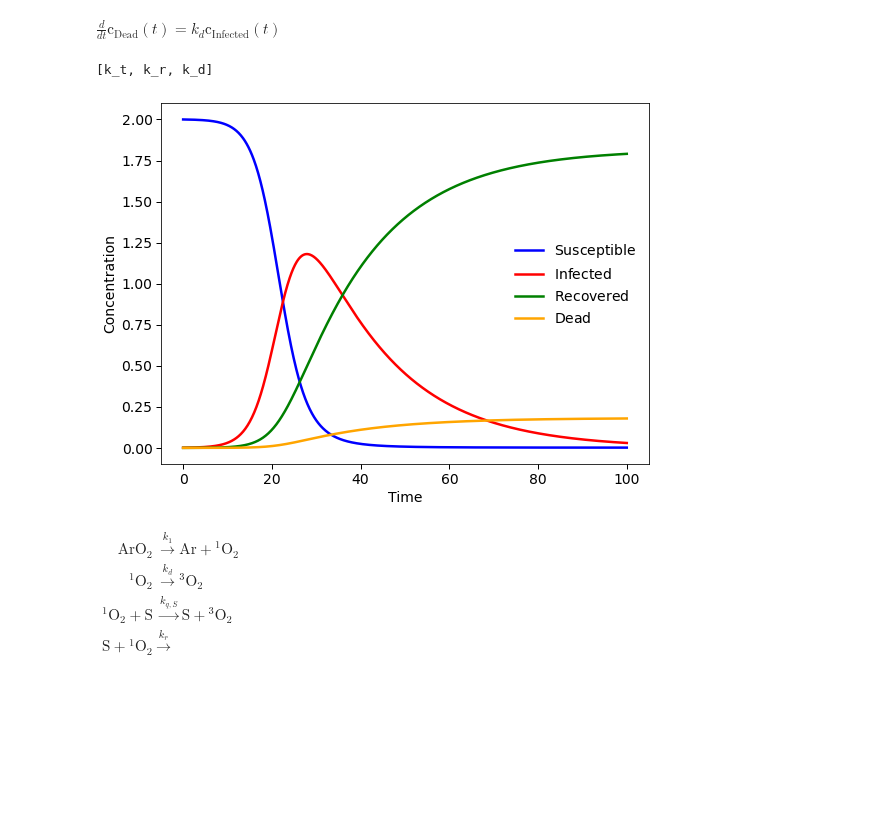
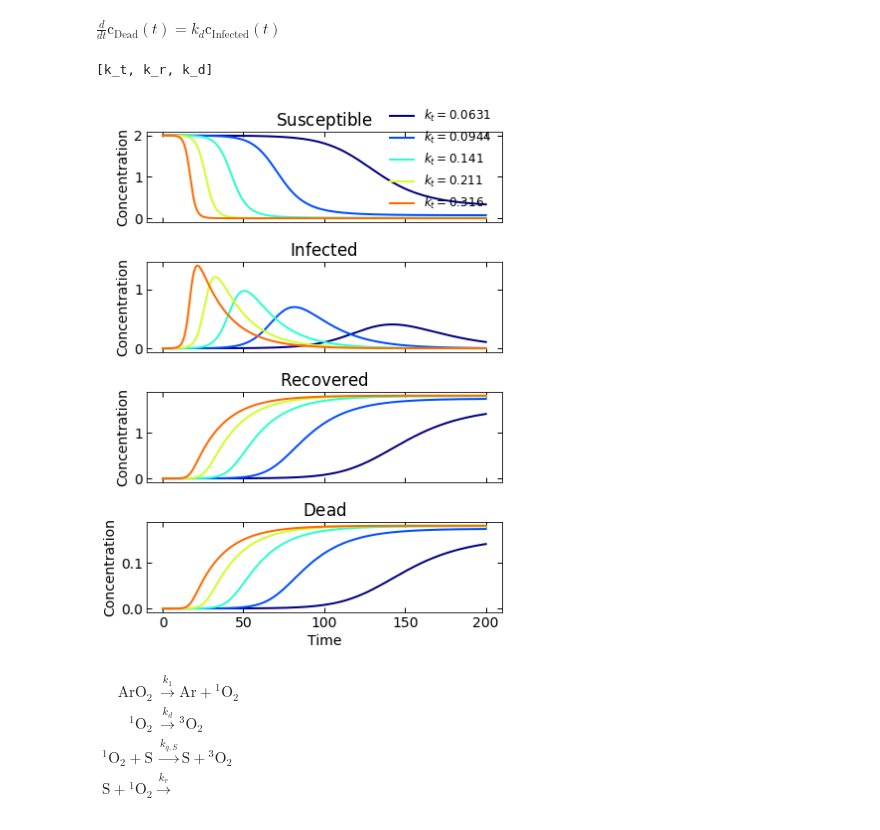
Before and after one commit to dmadea/Photo-Kinetic-Simulator, a Jupyter notebook: Simulator.ipynb, the cells around one changed output. Cells and saved outputs as stored; diff of their text form; code cells hidden in the pictures; blank space fills up the shorter version.

```diff
--- a/Simulator.ipynb
+++ b/Simulator.ipynb
@@ -123,10 +124,10 @@ $\displaystyle \frac{d}{d t} \operatorname{c_{Recovered}}{\left(t \right)} = k_{
 $\displaystyle \frac{d}{d t} \operatorname{c_{Dead}}{\left(t \right)} = k_{d} \operatorname{c_{Infected}}{\left(t \right)}$
 # %%
 print(model.symbols['rate_constants'])
-model.simulate_model([0.2, 0.05, 0.005], [2, 1e-3, 0, 0], t_max=1e2, yscale='linear', plot_separately=False)
+model.simulate_model([np.logspace(-1.2, -0.5, 5), 0.05, 0.005], [2, 1e-4, 0, 0], t_max=2e2, yscale='linear', plot_separately=True)
 # %% [output]
 [k_t, k_r, k_d]
-[figure, old version]
+[figure, new version]
 # %%
 str_model = """
 ArO_2 --> Ar + ^1O_2             // k_1  # absorption and singlet state decay
```
Also changed, not shown: parts of 3 cells of this notebook, 1 other file.
